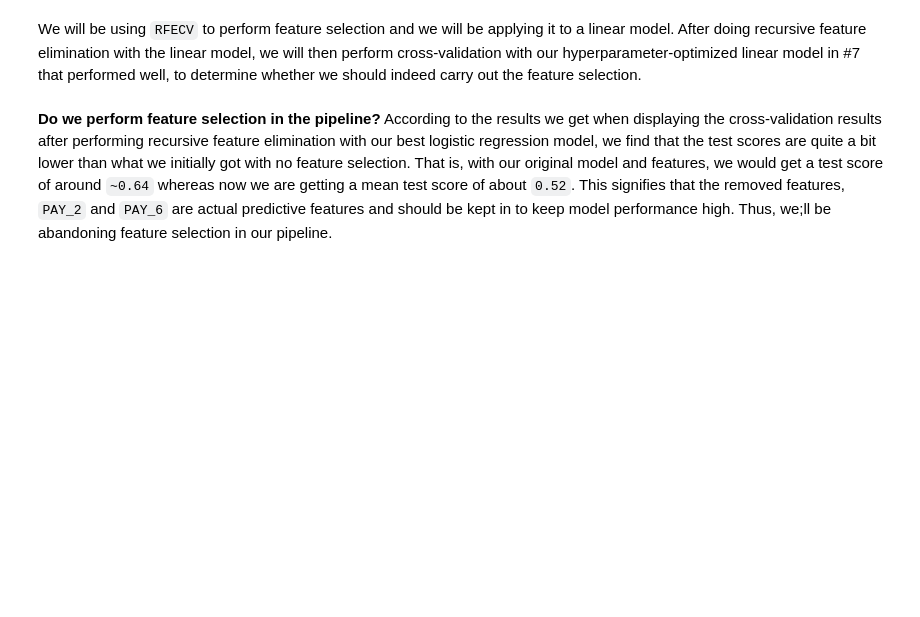
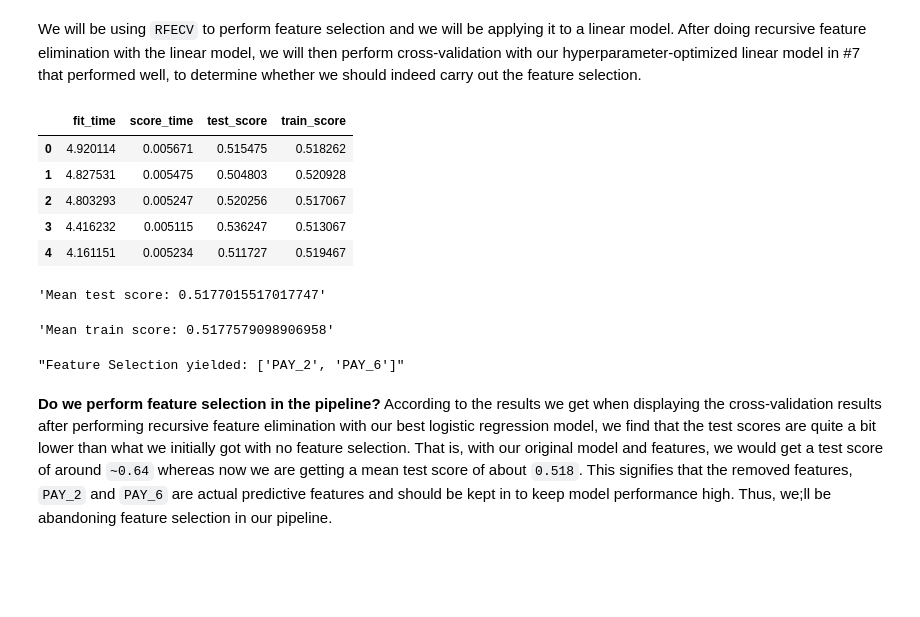
Before and after one commit to ritvikj7/Credit-Card-Default-Predictor, a Jupyter notebook: hw5.ipynb, the cells around one changed output. Saved outputs shown, nothing was run; the diff lists cells and outputs as text; code cells hidden in the pictures; blank space fills up the shorter version.

```diff
--- a/hw5.ipynb
+++ b/hw5.ipynb
@@ -748,26 +748,38 @@ We will be using `RFECV` to perform feature selection and we will be applying it
 # %%
 # Code from CPSC 330 L6 and L14
 rfecv_lr_estimator = LogisticRegression(random_state=123) # Use LR as our estimator
 rfecv_selector = RFECV(rfecv_lr_estimator, scoring='recall') # Use recall as our scoring metric and default 5-fold cv
 
 best_lr_model = LogisticRegression(C=1.0, class_weight="balanced")
 rfecv_pipe = make_pipeline(preprocessor, rfecv_selector, best_lr_model)
 
 rfecv_cv_results = cross_validate(rfecv_pipe, X_train, y_train, scoring='recall', return_train_score=True)
 rfecv_df = pd.DataFrame(rfecv_cv_results)
 
 display(rfecv_df)
+display('Mean test score: ' + str(np.mean(rfecv_df['test_score'])))
+display('Mean train score: ' + str(np.mean(rfecv_df['train_score'])))
 
 feature_names = np.array(
     numeric_features
     + passthrough_features
     + preprocessor.named_transformers_["onehotencoder"].get_feature_names_out().tolist()
 )
 rfecv_pipe.fit(X_train, y_train)
 display("Feature Selection yielded: " + str(list(feature_names[rfecv_pipe['rfecv'].support_])))
+# %% [output]
+|  | fit_time | score_time | test_score | train_score |
+| 0 | 4.920114 | 0.005671 | 0.515475 | 0.518262 |
+| 1 | 4.827531 | 0.005475 | 0.504803 | 0.520928 |
+| 2 | 4.803293 | 0.005247 | 0.520256 | 0.517067 |
+| 3 | 4.416232 | 0.005115 | 0.536247 | 0.513067 |
+| 4 | 4.161151 | 0.005234 | 0.511727 | 0.519467 |
+'Mean test score: 0.5177015517017747'
+'Mean train score: 0.5177579098906958'
+"Feature Selection yielded: ['PAY_2', 'PAY_6']"
 # %% [markdown]
 
-**Do we perform feature selection in the pipeline?** According to the results we get when displaying the cross-validation results after performing recursive feature elimination with our best logistic regression model, we find that the test scores are quite a bit lower than what we initially got with no feature selection. That is, with our original model and features, we would get a test score of around `~0.64` whereas now we are getting a mean test score of about `0.52`. This signifies that the removed features, `PAY_2` and `PAY_6` are actual predictive features and should be kept in to keep model performance high. Thus, we;ll be abandoning feature selection in our pipeline.
+**Do we perform feature selection in the pipeline?** According to the results we get when displaying the cross-validation results after performing recursive feature elimination with our best logistic regression model, we find that the test scores are quite a bit lower than what we initially got with no feature selection. That is, with our original model and features, we would get a test score of around `~0.64` whereas now we are getting a mean test score of about `0.518`. This signifies that the removed features, `PAY_2` and `PAY_6` are actual predictive features and should be kept in to keep model performance high. Thus, we;ll be abandoning feature selection in our pipeline.
 # %% [markdown]
 <!-- END QUESTION -->
 
```
